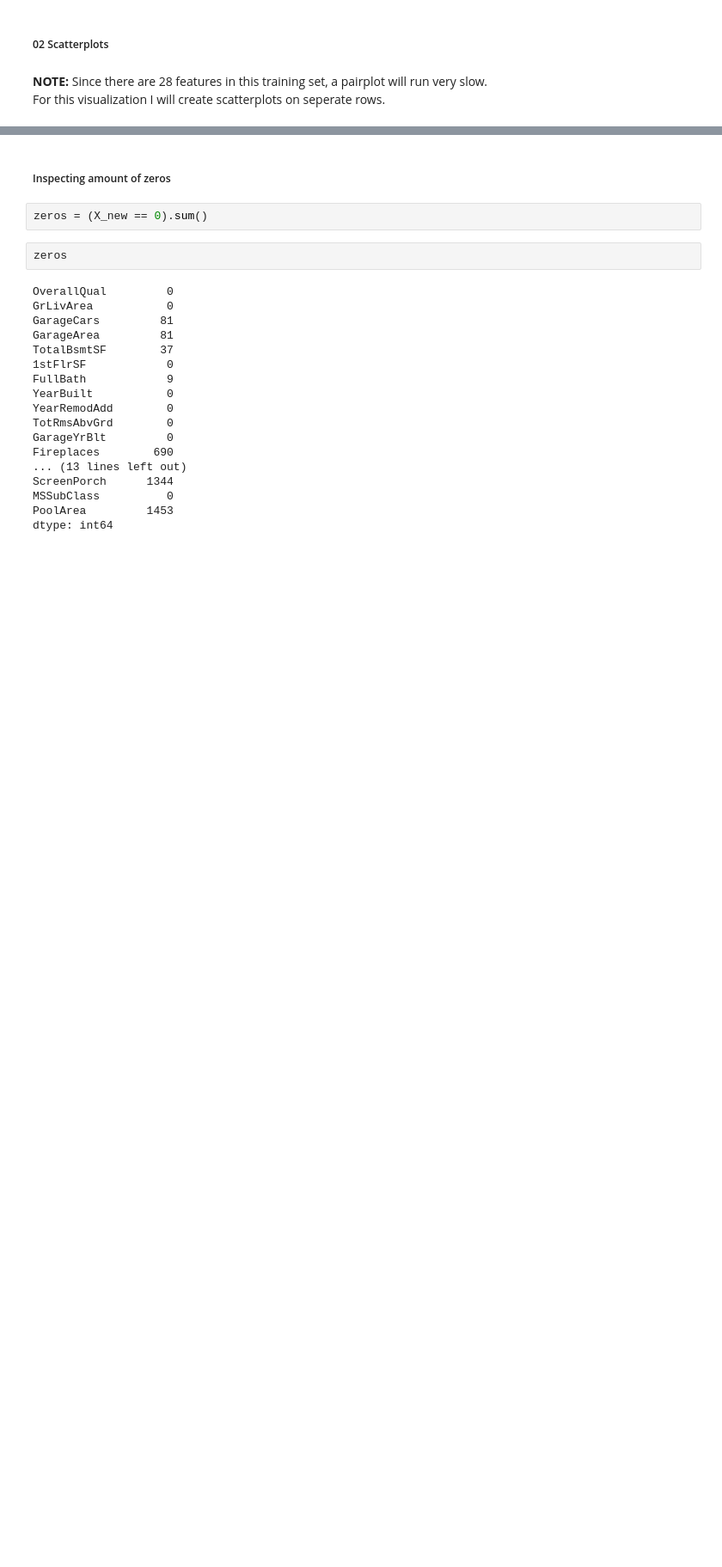
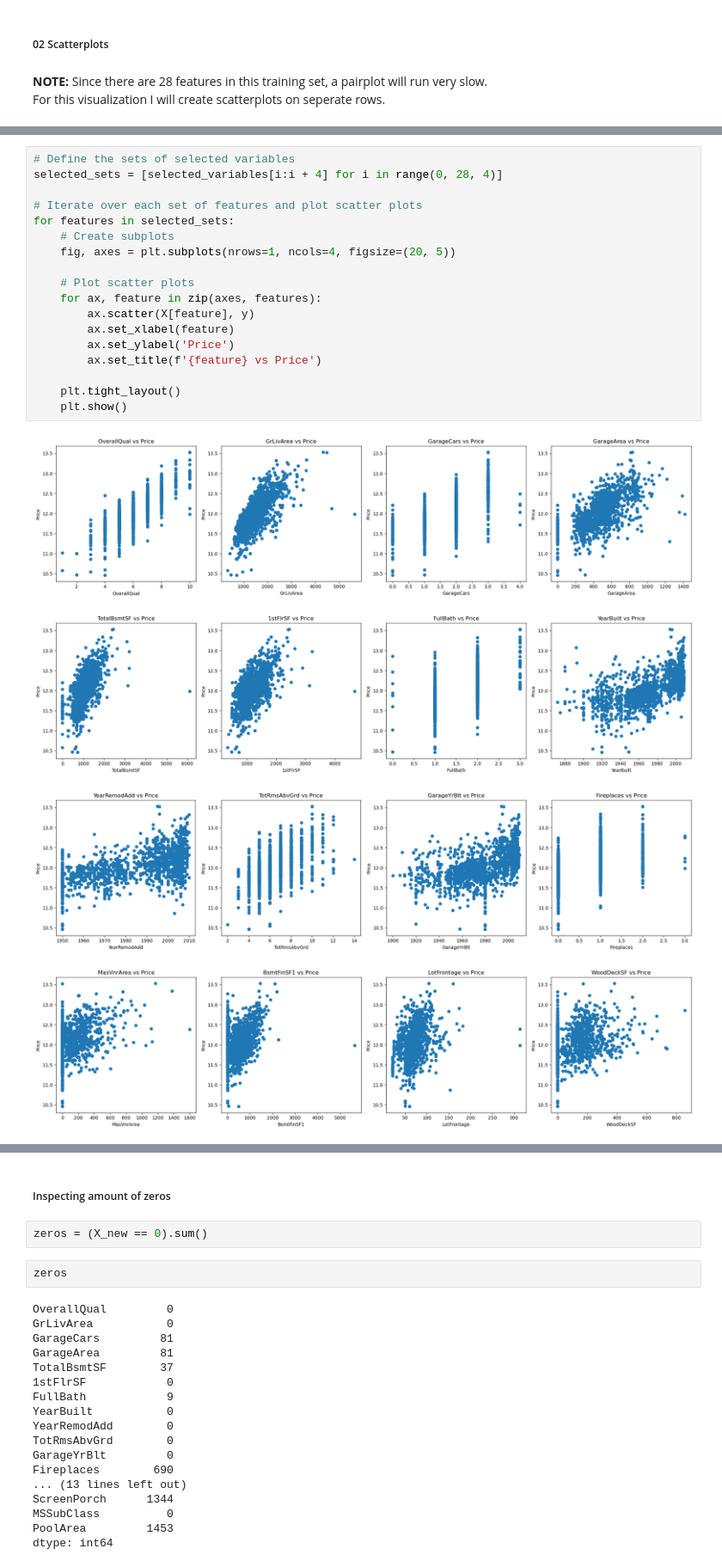
Before and after one commit to WilliamHallPortfolio/01-Home_Price_Prediction, a Jupyter notebook: Housing Price Prediction Final.ipynb, the cells around one changed output, grey strips where cells are left out. Shown at 86% size. Drawn from its saved outputs; the diff is of its cells as text; blank space fills up the shorter version.

```diff
--- a/Housing Price Prediction Final.ipynb
+++ b/Housing Price Prediction Final.ipynb
@@ -638,0 +536,23 @@ plt.show()
+# %%
+# Define the sets of selected variables
+selected_sets = [selected_variables[i:i + 4] for i in range(0, 28, 4)]
+
+# Iterate over each set of features and plot scatter plots
+for features in selected_sets:
+    # Create subplots
+    fig, axes = plt.subplots(nrows=1, ncols=4, figsize=(20, 5))
+
+    # Plot scatter plots
+    for ax, feature in zip(axes, features):
+        ax.scatter(X[feature], y)
+        ax.set_xlabel(feature)
+        ax.set_ylabel('Price')
+        ax.set_title(f'{feature} vs Price')
+
+    plt.tight_layout()
+    plt.show()
+# %% [output]
+[figure, added]
+[figure, added]
+[figure, added]
+[figure, added]
```
Also changed, not shown: parts of 26 cells of this notebook.
